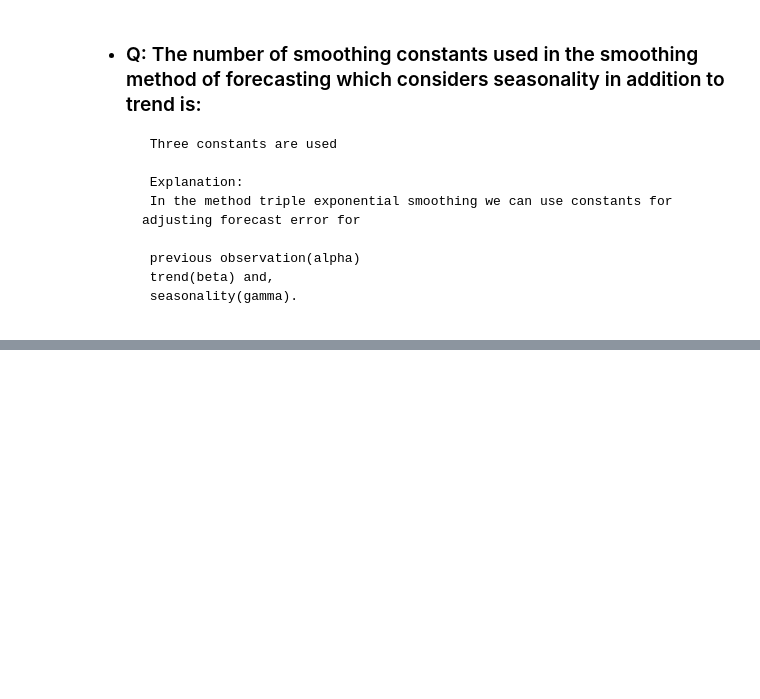
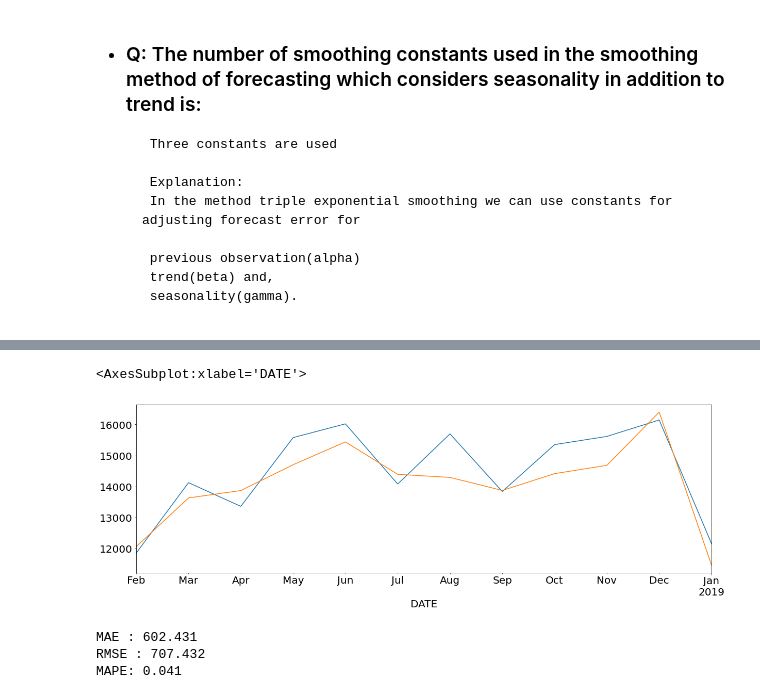
Before and after one commit to 28101991SUNNY/ML2_Unsupervised-Learning, a Jupyter notebook: 10_2_TS3.ipynb, the cells around one changed output, grey strips where cells are left out. Saved outputs shown, nothing was run; the diff lists cells and outputs as text; code cells hidden in the pictures; blank space fills up the shorter version.

```diff
--- a/10_2_TS3.ipynb
+++ b/10_2_TS3.ipynb
@@ -320,0 +580,20 @@ plot_pacf(model.seasonal,lags=36);
+# %%
+import warnings
+warnings.filterwarnings("ignore")
+import numpy as np
+import pandas as pd
+import matplotlib.pyplot as plt
+plt.rcParams['figure.figsize'] = (20, 6)
+
+
+import matplotlib
+matplotlib.rcParams.update({'font.size': 20})
+
+mobile_sales = pd.read_excel('mobilesales.xlsx')
+
+mobile_sales.set_index("DATE",inplace=True)
+
+mobile_sales["Sales"] = mobile_sales["Sales"].interpolate(method="linear",)
+mobile_sales.Sales = mobile_sales.Sales.clip(upper=mobile_sales.Sales.quantile(0.99), lower=mobile_sales.Sales.quantile(0.01))
+
+mobile_sales.Sales.plot()
@@ -320,0 +603,3 @@ plot_pacf(model.seasonal,lags=36);
+# %%
+X_train = mobile_sales.loc[mobile_sales.index < mobile_sales.index[-12]].copy()
+X_test = mobile_sales.loc[mobile_sales.index >= mobile_sales.index[-12]].copy()
@@ -320,0 +611,9 @@ plot_pacf(model.seasonal,lags=36);
+# %%
+model = sm.tsa.ExponentialSmoothing(
+                                        X_train.Sales,
+                                        trend="additive",
+                                        seasonal="multiplicative",
+                        )
+model = model.fit(smoothing_level=None,
+    smoothing_trend=None,
+    smoothing_seasonal=None)
@@ -320,0 +624,6 @@ plot_pacf(model.seasonal,lags=36);
+# %%
+X_test.Sales.plot()
+model.forecast(12).plot()
+# %% [output]
+<AxesSubplot:xlabel='DATE'>
+[figure, added]
@@ -320,0 +632,9 @@ plot_pacf(model.seasonal,lags=36);
+# %%
+
+actual = X_test.Sales
+predicted = X_test.Pred
+performance(actual, predicted)
+# %% [output]
+MAE : 602.431
+RMSE : 707.432
+MAPE: 0.041
```
Also changed, not shown: parts of 66 cells of this notebook.
